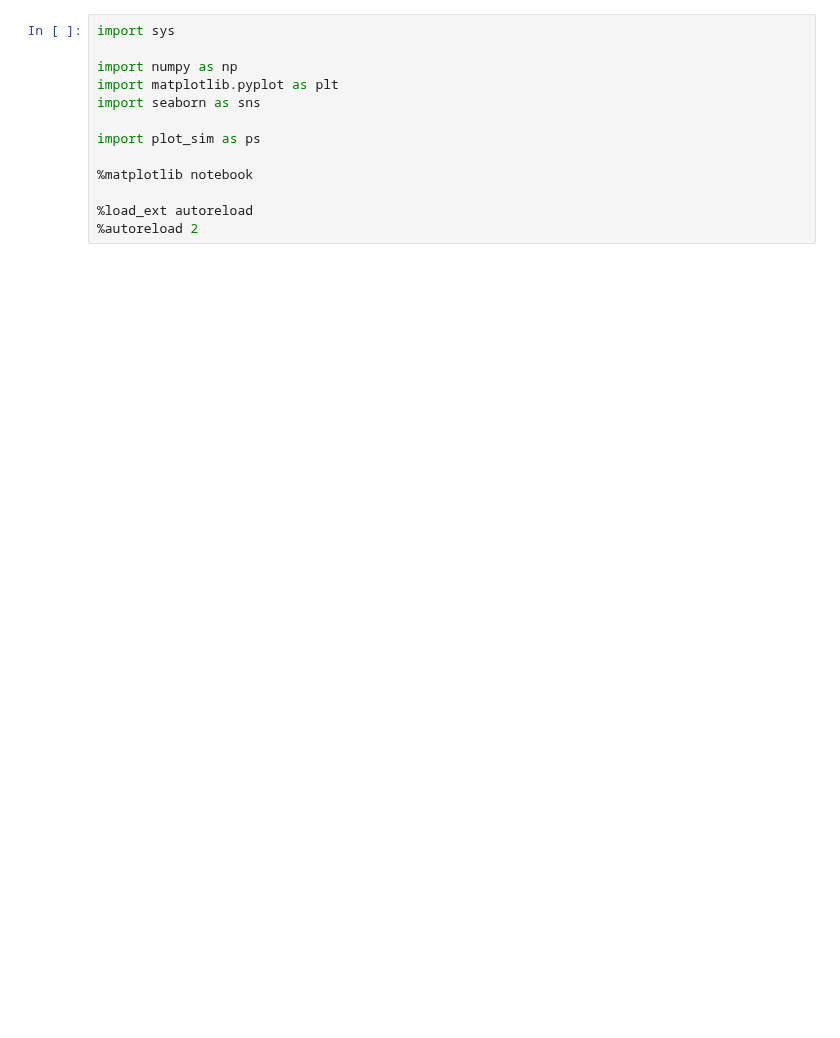
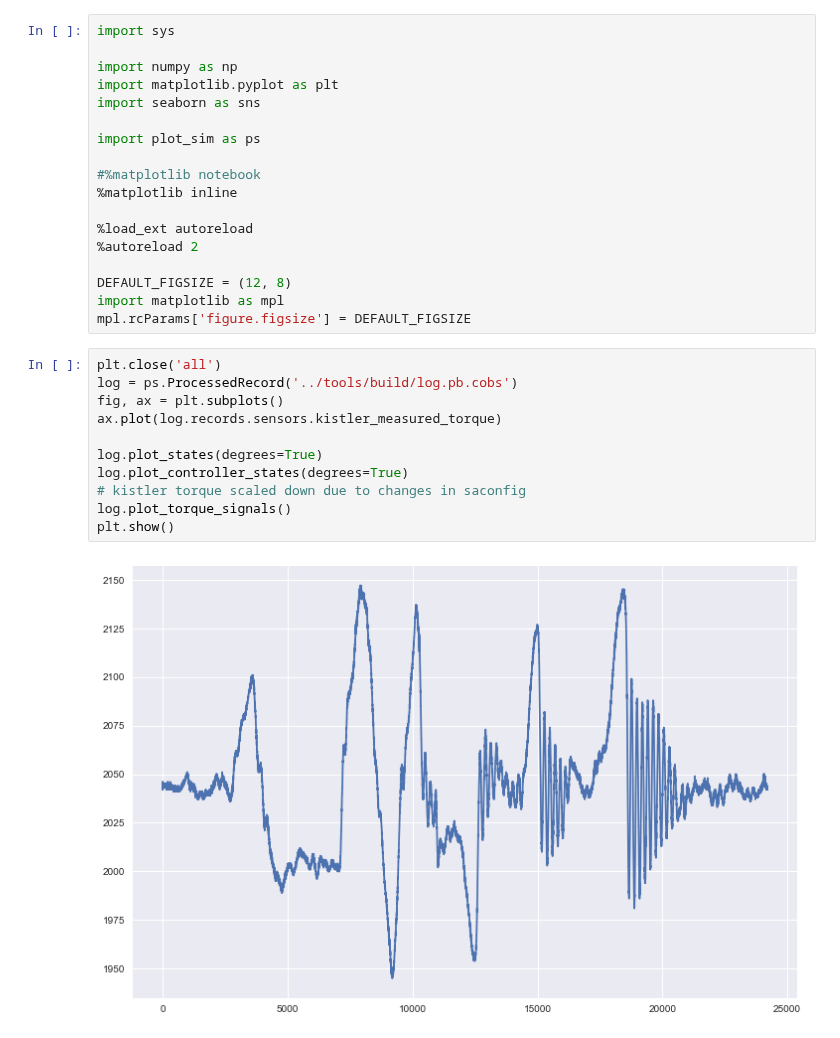
Before and after one commit to oliverlee/phobos, a Jupyter notebook: scripts/plot_simulator_messages.ipynb, the cells around one changed output. Saved outputs shown, nothing was run; the diff lists cells and outputs as text; blank space fills up the shorter version.

```diff
--- a/scripts/plot_simulator_messages.ipynb
+++ b/scripts/plot_simulator_messages.ipynb
@@ -7,7 +7,25 @@ import seaborn as sns
 
 import plot_sim as ps
 
-%matplotlib notebook
+#%matplotlib notebook
+%matplotlib inline
 
 %load_ext autoreload
 %autoreload 2
+
+DEFAULT_FIGSIZE = (12, 8)
+import matplotlib as mpl
+mpl.rcParams['figure.figsize'] = DEFAULT_FIGSIZE
+# %%
+plt.close('all')
+log = ps.ProcessedRecord('../tools/build/log.pb.cobs')
+fig, ax = plt.subplots()
+ax.plot(log.records.sensors.kistler_measured_torque)
+
+log.plot_states(degrees=True)
+log.plot_controller_states(degrees=True)
+# kistler torque scaled down due to changes in saconfig
+log.plot_torque_signals()
+plt.show()
+# %% [output]
+[figure, added]
```
Also changed, not shown: parts of 3 cells of this notebook, 1 other file.
